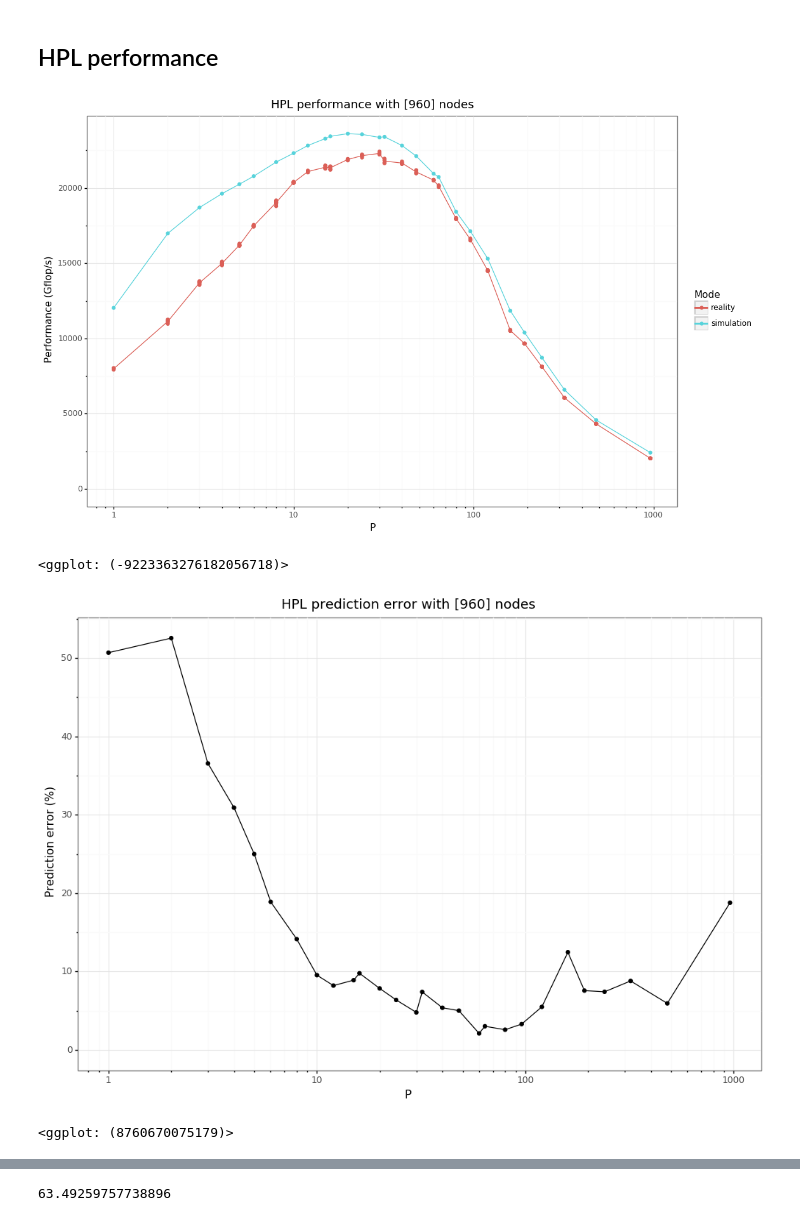
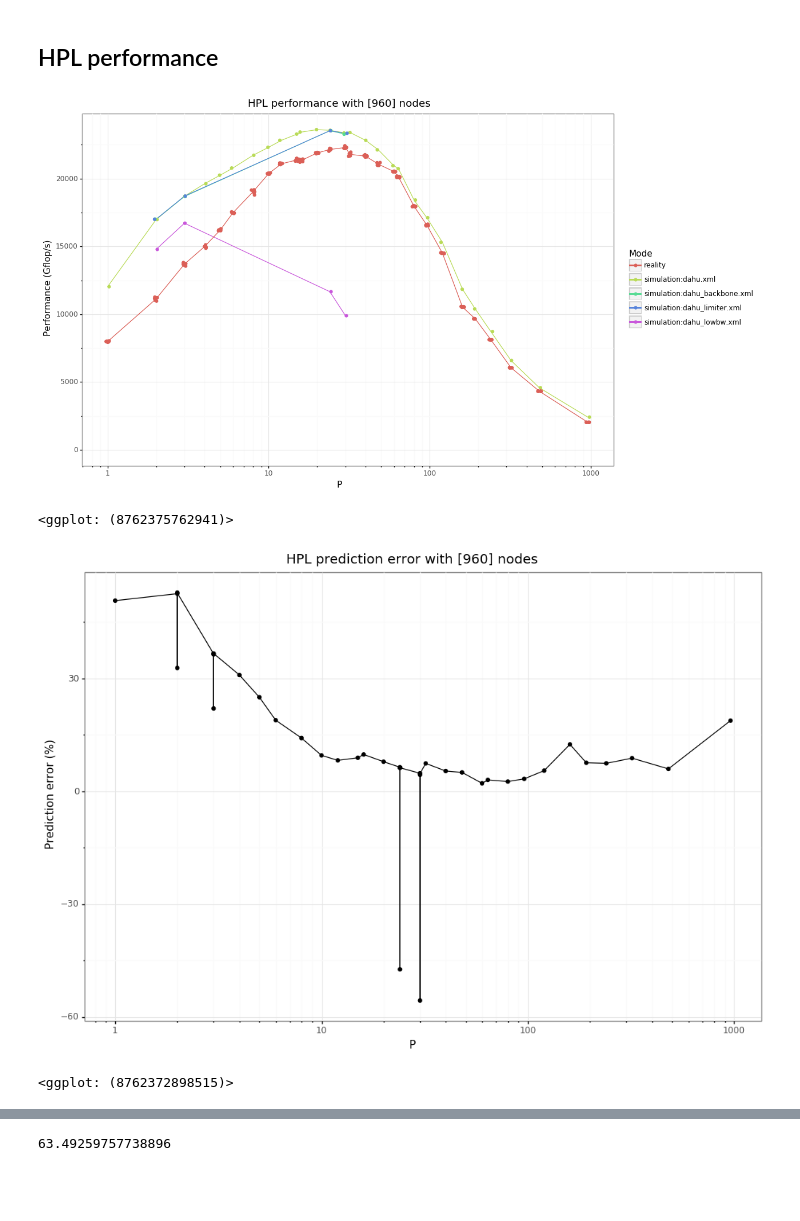
Before and after one commit to Ezibenroc/calibration_analysis, a Jupyter notebook: dahu/smpi_hpl/simple_geometry.ipynb, the cells around one changed output, grey strips where cells are left out. Cells and saved outputs as stored; diff of their text form; code cells hidden in the pictures; blank space fills up the shorter version.

Commit message:
Tentative of geometry validation with different networks...

```diff
--- a/dahu/smpi_hpl/simple_geometry.ipynb
+++ b/dahu/smpi_hpl/simple_geometry.ipynb
@@ -46,9 +46,10 @@ def read_sim_result(name):
     dgemm_file = [f for f in expfiles if f.endswith('.yaml')]
     assert len(dgemm_file) == 1
     result['dgemm_file'] = dgemm_file[0]
+    result['platform'] = get_platform(name)
     return result
 
-simulation_dir = ['geometry/13/']
+simulation_dir = ['geometry/13/', 'geometry/14']
 simulation_files = [os.path.join(simdir, f) for simdir in simulation_dir for f in os.listdir(simdir) if f.endswith('.zip')]
 
 reality_dir = ['../hpl/geometry/4']
@@ -263,20 +240,23 @@ switch(get_cpuid()) {
 # %% [markdown]
 ## HPL performance
 # %%
-df['group'] = df['dgemm_file'].astype(str) + ':' + df['matrix_size'].astype(str) + ':' + df['mode']
+df = df.reset_index(drop=True)
+df['group'] = df['dgemm_file'].astype(str) + ':' + df['matrix_size'].astype(str) + ':' + df['mode'] + ':' + df['platform'].astype(str)
+df['color'] = df['mode']
+df.loc[df['mode'] != 'reality', 'color'] += ':' + df['platform']
 (ggplot(df)
-    + aes(x='proc_p', y='gflops', color='mode', group='group')
+    + aes(x='proc_p', y='gflops', color='color', group='group')
     + stat_summary(geom='line')
-    + geom_point()
+    + geom_jitter()
     + theme_bw()
     + labs(x='P', y='Performance (Gflop/s)', color='Mode')
     + expand_limits(y=0)
     + scale_x_log10()
     + ggtitle(f'HPL performance with {df["nb_nodes"].unique()} nodes')
 )
 # %% [output]
-[figure, old version]
+[figure, new version]
-<ggplot: (-9223363276182056718)>
+<ggplot: (8762375762941)>
 # %%
 dfsim = df[df['mode'] == 'simulation'].copy()
 dfreal = df[df['mode'] == 'reality'].groupby('proc_p')[['gflops']].mean()
@@ -294,8 +274,8 @@ dfsim['error'] = round((dfsim['gflops'] / dfsim['gflops_real'] - 1)*100, 2)
     + ggtitle(f'HPL prediction error with {df["nb_nodes"].unique()} nodes')
 )
 # %% [output]
-[figure, old version]
+[figure, new version]
-<ggplot: (8760670075179)>
+<ggplot: (8762372898515)>
 # %%
 df['simtime'] = df['simulation_time'] / 3600
 (ggplot(df[df['mode'] == 'simulation'])
```
Also changed, not shown: parts of 4 cells of this notebook, 3 other files.
